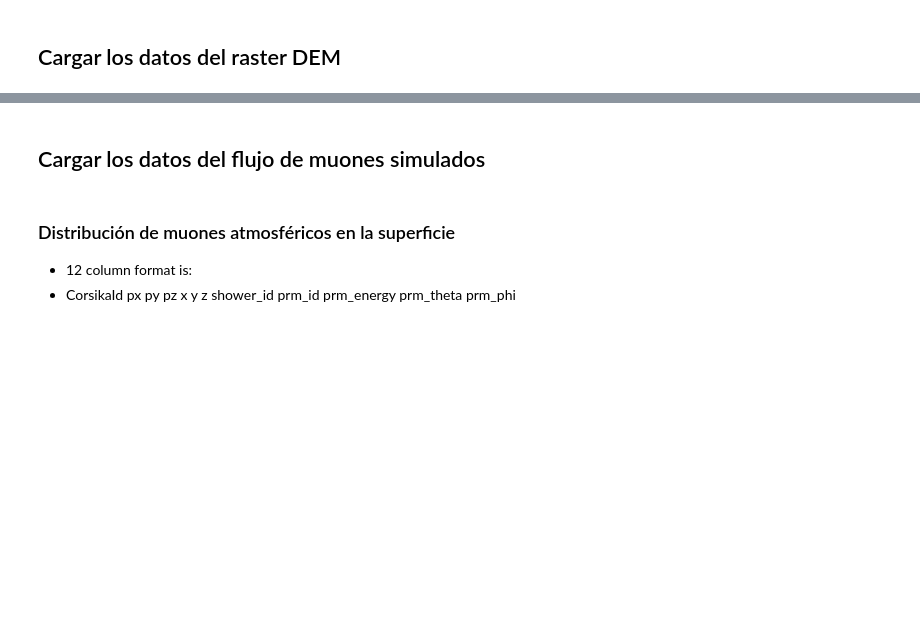
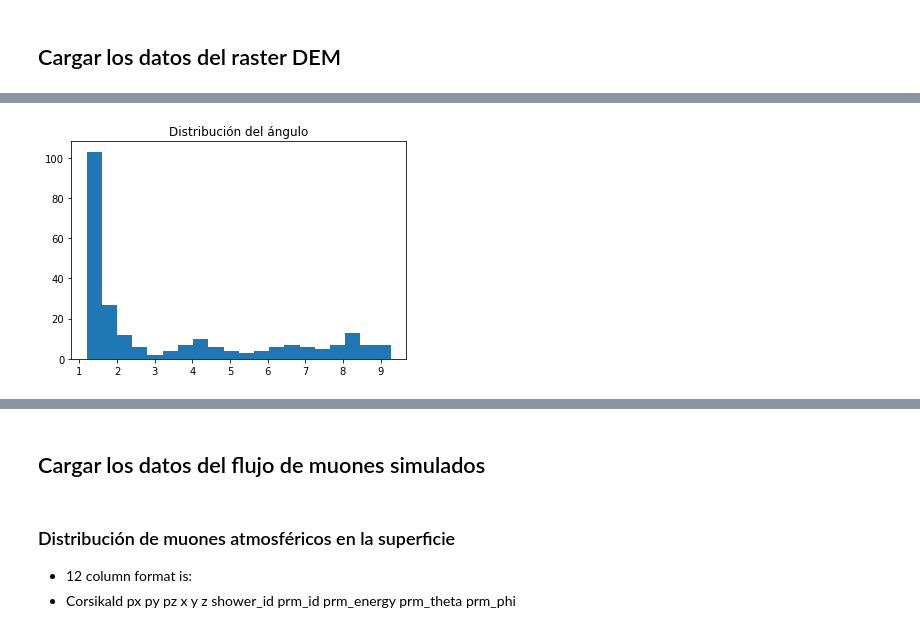
Before and after one commit to gsalazarq/cosmicraysuni, a Jupyter notebook: atenuation_calculation/Calculo-atenuacion-muones.ipynb, the cells around one changed output, grey strips where cells are left out. Saved outputs shown, nothing was run; the diff lists cells and outputs as text; code cells hidden in the pictures; blank space fills up the shorter version.

```diff
--- a/atenuation_calculation/Calculo-atenuacion-muones.ipynb
+++ b/atenuation_calculation/Calculo-atenuacion-muones.ipynb
@@ -166,0 +125,19 @@ print(u)
+# %%
+vec_angle=[]
+vec_angle_energy = []
+vec_angle_perindex = []
+vec_angle_energy = []
+
+#esto genera el ángulo
+for j in range(inicio,len(arr_x)):
+    an=angle(punto_inicio[0],punto_inicio[1],arr_x[j], np_array[j])
+    vec_angle.append(an)
+    recta_angle = np.asarray(vec_angle)
+
+
+num_bins = 20
+plt.title("Distribución del ángulo")
+plt.hist(recta_angle, num_bins)
+plt.show()
+# %% [output]
+[figure, added]
```
Also changed, not shown: parts of 30 cells of this notebook.
